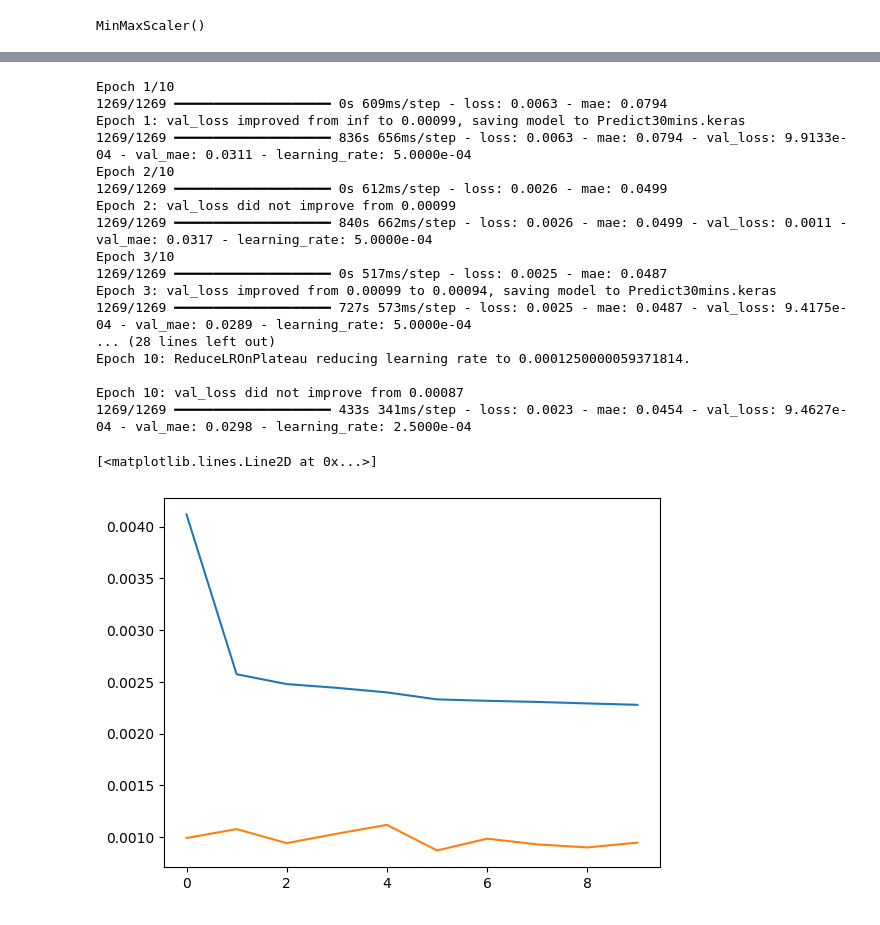
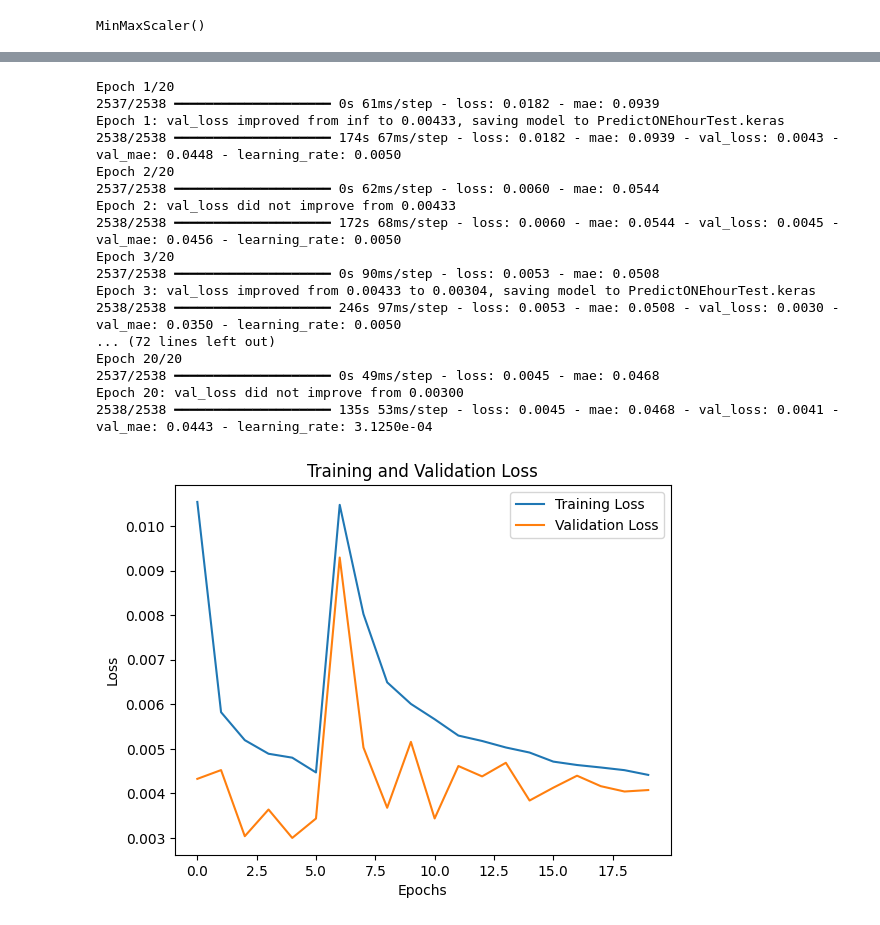
Before and after one commit to Yam-ghub/ProjectDesignForecasting, a Jupyter notebook: OneHourPredictMultiStep.ipynb, the cells around one changed output, grey strips where cells are left out. Cells and saved outputs as stored; diff of their text form; code cells hidden in the pictures.

Commit message:
keras tuned

```diff
--- a/OneHourPredictMultiStep.ipynb
+++ b/OneHourPredictMultiStep.ipynb
@@ -112,7 +112,7 @@ df_new
 | 2024-11-24 23:45:00 | 9.23 |
 101664 rows × 1 columns
 # %%
-#df_new.loc[df_new['PSI'] > 30, 'PSI'] = np.nan
+df_new.loc[df_new['PSI'] > 30, 'PSI'] = np.nan
 df_new['PSI'] = df_new['PSI'].interpolate(method='time')
 df_new['PSI'] = df_new['PSI'].rolling(window=5, center=True).median()
 # %%
@@ -228,8 +228,8 @@ def create_multi_step_sequences(data, input_length, output_length):
         y.append(data[i + input_length:i + input_length + output_length])
     return np.array(X), np.array(y)
 # %%
-INPUT_LENGTH = 180
-OUTPUT_LENGTH = 30
+INPUT_LENGTH = 120
+OUTPUT_LENGTH = 60
 
 X, y = create_multi_step_sequences(scaled_data, INPUT_LENGTH, OUTPUT_LENGTH)
 
@@ -254,12 +350,11 @@ y_test shape: (20291, 30, 1)
 # %%
 #building model
 model = Sequential([
-    LSTM(128, return_sequences=True, input_shape=(X_train.shape[1], X_train.shape[2])),
+    LSTM(64, return_sequences=True, input_shape=(X_train.shape[1], X_train.shape[2])),
     Dropout(0.3),
-    LSTM(96, return_sequences=False),
-    Dropout(0.3),
-    Dense(30, activation='relu'),
-    Dense(1)  # Final output
+    LSTM(64, return_sequences=False),
+    Dropout(0.2),
+    Dense(60) # Output layer with 60 units for the 60 time steps
 ])
 # %%
 model.summary()
@@ -287,16 +362,16 @@ Model: "sequential_13"
 # Compile model with Huber loss and Adam optimizer
 model.compile(
     optimizer=Adam(learning_rate=0.0005),
-    loss=Huber(delta=1),
+    loss='mean_squared_error',
     metrics=['mae']
 )
 
 # Reduce LR if validation loss stops improving
-reduce_lr = ReduceLROnPlateau(monitor='val_loss', factor=0.5, patience=4, min_lr=5e-6, verbose=1)
+reduce_lr = ReduceLROnPlateau(monitor='val_loss', factor=0.5, patience=4, min_lr=5e-5, verbose=1)
 
 # Model checkpoint to save the best model
 model_checkpoint = ModelCheckpoint(
-    filepath="Predict30mins.keras",
+    filepath="PredictONEhourTest.keras",
     monitor="val_loss",
     save_best_only=True,
     mode="min",
@@ -306,36 +381,44 @@ model_checkpoint = ModelCheckpoint(
 # Train the model
 history = model.fit(
     X_train, y_train,
-    epochs=10,
-    batch_size=64,
+    epochs=20,
+    batch_size=32,
     validation_data=(X_test, y_test),
     callbacks=[ reduce_lr, model_checkpoint],
     verbose=1
 )
 # %% [output]
-Epoch 1/10
-1269/1269 ━━━━━━━━━━━━━━━━━━━━ 0s 609ms/step - loss: 0.0063 - mae: 0.0794
-Epoch 1: val_loss improved from inf to 0.00099, saving model to Predict30mins.keras
-1269/1269 ━━━━━━━━━━━━━━━━━━━━ 836s 656ms/step - loss: 0.0063 - mae: 0.0794 - val_loss: 9.9133e-04 - val_mae: 0.0311 - learning_rate: 5.0000e-04
-Epoch 2/10
-1269/1269 ━━━━━━━━━━━━━━━━━━━━ 0s 612ms/step - loss: 0.0026 - mae: 0.0499
-Epoch 2: val_loss did not improve from 0.00099
-1269/1269 ━━━━━━━━━━━━━━━━━━━━ 840s 662ms/step - loss: 0.0026 - mae: 0.0499 - val_loss: 0.0011 - val_mae: 0.0317 - learning_rate: 5.0000e-04
-Epoch 3/10
-1269/1269 ━━━━━━━━━━━━━━━━━━━━ 0s 517ms/step - loss: 0.0025 - mae: 0.0487
-Epoch 3: val_loss improved from 0.00099 to 0.00094, saving model to Predict30mins.keras
-1269/1269 ━━━━━━━━━━━━━━━━━━━━ 727s 573ms/step - loss: 0.0025 - mae: 0.0487 - val_loss: 9.4175e-04 - val_mae: 0.0289 - learning_rate: 5.0000e-04
-... (28 lines left out)
-Epoch 10: ReduceLROnPlateau reducing learning rate to 0.0001250000059371814.
-
-Epoch 10: val_loss did not improve from 0.00087
-1269/1269 ━━━━━━━━━━━━━━━━━━━━ 433s 341ms/step - loss: 0.0023 - mae: 0.0454 - val_loss: 9.4627e-04 - val_mae: 0.0298 - learning_rate: 2.5000e-04
+Epoch 1/20
+2537/2538 ━━━━━━━━━━━━━━━━━━━━ 0s 61ms/step - loss: 0.0182 - mae: 0.0939
+Epoch 1: val_loss improved from inf to 0.00433, saving model to PredictONEhourTest.keras
+2538/2538 ━━━━━━━━━━━━━━━━━━━━ 174s 67ms/step - loss: 0.0182 - mae: 0.0939 - val_loss: 0.0043 - val_mae: 0.0448 - learning_rate: 0.0050
+Epoch 2/20
+2537/2538 ━━━━━━━━━━━━━━━━━━━━ 0s 62ms/step - loss: 0.0060 - mae: 0.0544
+Epoch 2: val_loss did not improve from 0.00433
+2538/2538 ━━━━━━━━━━━━━━━━━━━━ 172s 68ms/step - loss: 0.0060 - mae: 0.0544 - val_loss: 0.0045 - val_mae: 0.0456 - learning_rate: 0.0050
+Epoch 3/20
+2537/2538 ━━━━━━━━━━━━━━━━━━━━ 0s 90ms/step - loss: 0.0053 - mae: 0.0508
+Epoch 3: val_loss improved from 0.00433 to 0.00304, saving model to PredictONEhourTest.keras
+2538/2538 ━━━━━━━━━━━━━━━━━━━━ 246s 97ms/step - loss: 0.0053 - mae: 0.0508 - val_loss: 0.0030 - val_mae: 0.0350 - learning_rate: 0.0050
+... (72 lines left out)
+Epoch 20/20
+2537/2538 ━━━━━━━━━━━━━━━━━━━━ 0s 49ms/step - loss: 0.0045 - mae: 0.0468
+Epoch 20: val_loss did not improve from 0.00300
+2538/2538 ━━━━━━━━━━━━━━━━━━━━ 135s 53ms/step - loss: 0.0045 - mae: 0.0468 - val_loss: 0.0041 - val_mae: 0.0443 - learning_rate: 3.1250e-04
 # %%
+# Plot training and validation loss with a legend
 loss_per_epoch = model.history.history['loss']
-plt.plot(range(len(loss_per_epoch)),loss_per_epoch)
-loss_per_epoch = model.history.history['val_loss']
-plt.plot(range(len(loss_per_epoch)),loss_per_epoch)
+plt.plot(range(len(loss_per_epoch)), loss_per_epoch, label='Training Loss')
+
+val_loss_per_epoch = model.history.history['val_loss']
+plt.plot(range(len(val_loss_per_epoch)), val_loss_per_epoch, label='Validation Loss')
+
+# Add legend, labels, and title
+plt.legend()
+plt.xlabel('Epochs')
+plt.ylabel('Loss')
+plt.title('Training and Validation Loss')
+plt.show()
 # %% [output]
-[<matplotlib.lines.Line2D at 0x...>]
-[figure, old version]
+[figure, new version]
 # %%
```
Also changed, not shown: parts of 10 cells of this notebook, 24 other files.
